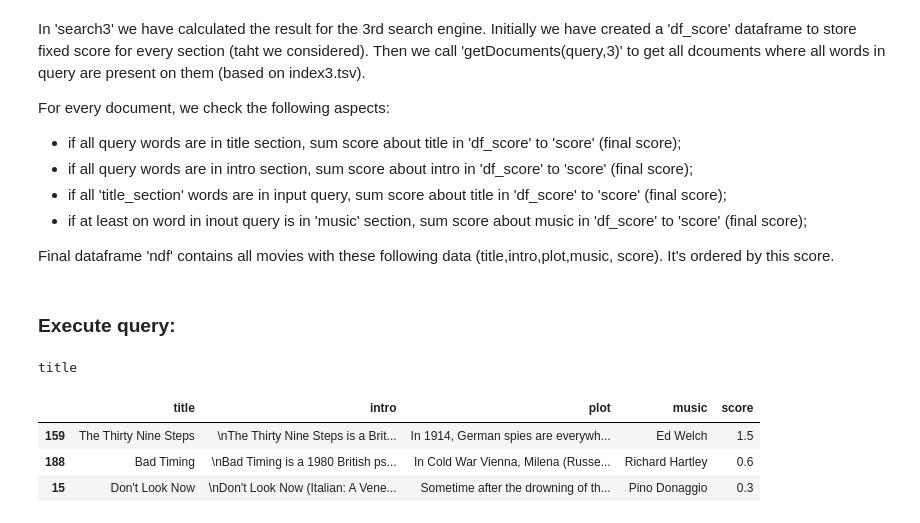
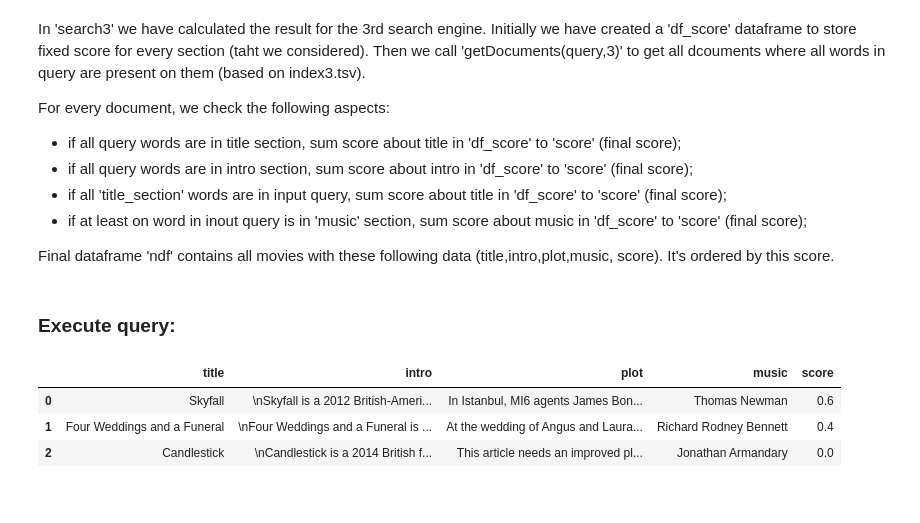
Before and after one commit to AlessandroTaglieri/ADM-HW3, a Jupyter notebook: main.ipynb, the cells around one changed output. Saved outputs shown, nothing was run; the diff lists cells and outputs as text; code cells hidden in the pictures.

```diff
--- a/main.ipynb
+++ b/main.ipynb
@@ -816,7 +847,7 @@ Final dataframe 'ndf' contains all movies with these following data (title,intro
 # %%
 
 import pandas as pd
-def search3(query):
+def search3(query,k):
 
     document=getDocuments(query,3)
     listWords = query.split()
@@ -825,14 +856,16 @@ def search3(query):
     df_score=pd.DataFrame(columns=['title_score', 'intro_score', 'plot_score', 'music_score'])
     scores=[0.8,0.4,0.3,0.6]
     df_score.loc[0]=scores
-
+    resultMovies=[]
+    actors=[]
     for index in range(len(document)):
         score=0
+        lista=[]
         #get id of documnets_is
         numberDocument=document[index][9:]
         #get wikipedia url
-        url=listUrl_Movies3[int(numberDocument)]
-        name="aritcle_"
+        url=listUrl_Movies3[int(numberDocument)-20000]
+        name="article_"
         extension2=".tsv"
         index=int(numberDocument)
         file="{}{}{}".format(name,index,extension2)
@@ -846,11 +879,11 @@ def search3(query):
                     plot=ast.literal_eval(tsv_index[1][2])
 
                     music=ast.literal_eval(tsv_index[1][8])
-
+                    actors.append(tsv_index[1][7])
 
                     if (all(elem in title  for elem in listWords)) or (all(elem in listWords  for elem in title)):
                             score+=df_score.loc[0]['title_score']
-                            print('title')
+
                     if all(elem in intro  for elem in listWords)==True:
                             score+=df_score.loc[0]['intro_score']
 
@@ -869,21 +902,30 @@ def search3(query):
             plot2=tsv_file[1][2]
             music2=tsv_file[1][8]
             film=[title2,intro2,plot2,music2,score]
-            df.loc[index] = film
+            resultMovies.append(film)
 
 
-    ndf=df.sort_values('score', ascending=False)
-    scores
-            #print(dict4.keys())
-    return ndf
+            #df.loc[index] = film
+
+    list2=heapSortK(resultMovies,k)
+    j=0
+
+
+    for i in range(k):
+        if len(list2)>i:
+            df.loc[j] = list2[i]
+            j+=1
+        else:
+            break
+    #print(actors)
+    return df
 # %% [markdown]
 ### Execute query:
-# %%
-query='the thirty nine steps Richard'
-search3(query)
-# %% [output]
-title
-|  | title | intro | plot | music | score |
-| 159 | The Thirty Nine Steps | \nThe Thirty Nine Steps is a Brit... | In 1914, German spies are everywh... | Ed Welch | 1.5 |
-| 188 | Bad Timing | \nBad Timing is a 1980 British ps... | In Cold War Vienna, Milena (Russe... | Richard Hartley | 0.6 |
-| 15 | Don't Look Now | \nDon't Look Now (Italian: A Vene... | Sometime after the drowning of th... | Pino Donaggio | 0.3 |
+# %%
+query='In the United States 2019 Thomas'
+search3(query,10)
+# %% [output]
+|  | title | intro | plot | music | score |
+| 0 | Skyfall | \nSkyfall is a 2012 British-Ameri... | In Istanbul, MI6 agents James Bon... | Thomas Newman | 0.6 |
+| 1 | Four Weddings and a Funeral | \nFour Weddings and a Funeral is ... | At the wedding of Angus and Laura... | Richard Rodney Bennett | 0.4 |
+| 2 | Candlestick | \nCandlestick is a 2014 British f... | This article needs an improved pl... | Jonathan Armandary | 0.0 |
```
Also changed, not shown: parts of 19 cells of this notebook.
